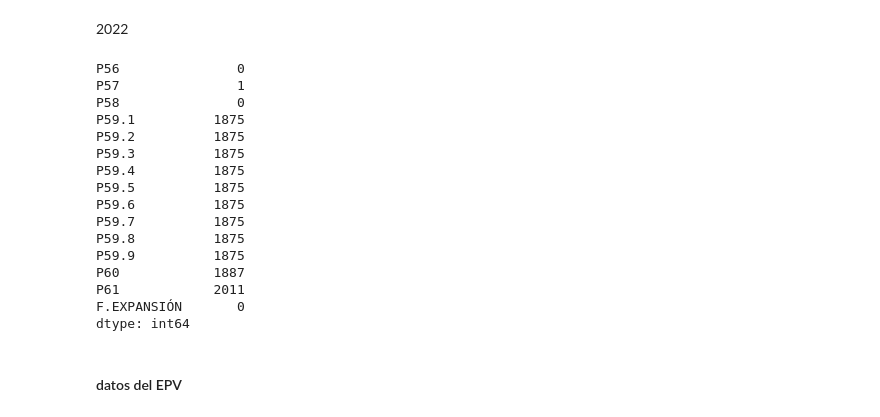
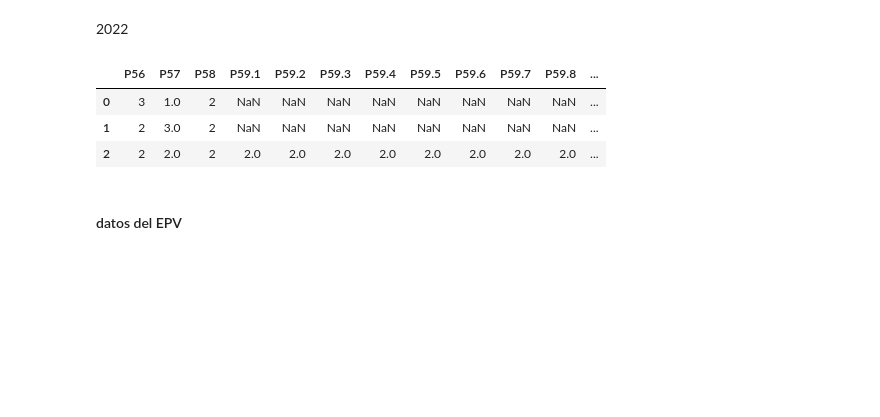
Before and after one commit to JuanParraG/dinamita-de-datos, a Jupyter notebook: Análisis de datos.ipynb, the cells around one changed output. Saved outputs shown, nothing was run; the diff lists cells and outputs as text; code cells hidden in the pictures; blank space fills up the shorter version.

```diff
--- a/Análisis de datos.ipynb
+++ b/Análisis de datos.ipynb
@@ -126,36 +120,29 @@ dtype: int64
 # %%
 ruta ="Bases de datos/1.4. Bases CCB/ECN/2022/Base_2022.csv"
 listaColumnasECN = ['P56',
                     'P57',
                     'P58',
-                    'P59.1','P59.2','P59.3','P59.4','P59.5','P59.6','P59.7','P59.8','P59.9',
-                    'P60',
+                    'P59.1', 'P59.2',  'P59.3', 'P59.4',  'P59.5',    'P59.6',  'P59.7',    'P59.8',   'P59.9', 'P60',
+                    #hurto,delitosinfo, fraude, extorsion, ESTAFA,   hurto auto, ataque,  vandalsimo, secuestro, denuncio
                     'P61',
+                    #1	Aplicación a denunciar
+                    #2	Casa de Justicia (Comisaría de Familia)
+                    #3	Inspección de policía (Estación de Policía)
+                    #4	URI de la Fiscalía
+                    #5	GAULA
                     'F.EXPANSIÓN'
                     ]
 ECN2022 = pd.read_csv(ruta,encoding='iso-8859-1')
 ECN2022.head(3)
 ECN2022 = ECN2022.loc[:, listaColumnasECN]
 ECN2022.head(3)
-ECN2022.dtypes
-ECN2022.isnull().sum()
+#ECN2022.dtypes
+#ECN2022.isnull().sum()
 # %% [output]
-P56               0
-P57               1
-P58               0
-P59.1          1875
-P59.2          1875
-P59.3          1875
-P59.4          1875
-P59.5          1875
-P59.6          1875
-P59.7          1875
-P59.8          1875
-P59.9          1875
-P60            1887
-P61            2011
-F.EXPANSIÓN       0
-dtype: int64
+|  | P56 | P57 | P58 | P59.1 | P59.2 | P59.3 | P59.4 | P59.5 | P59.6 | P59.7 | P59.8 | ... |
+| 0 | 3 | 1.0 | 2 | NaN | NaN | NaN | NaN | NaN | NaN | NaN | NaN | ... |
+| 1 | 2 | 3.0 | 2 | NaN | NaN | NaN | NaN | NaN | NaN | NaN | NaN | ... |
+| 2 | 2 | 2.0 | 2 | 2.0 | 2.0 | 2.0 | 2.0 | 2.0 | 2.0 | 2.0 | 2.0 | ... |
 # %% [markdown]
 <h4>datos del EPV
 # %% [markdown]
```
Also changed, not shown: parts of 4 cells of this notebook, 1 other file.
